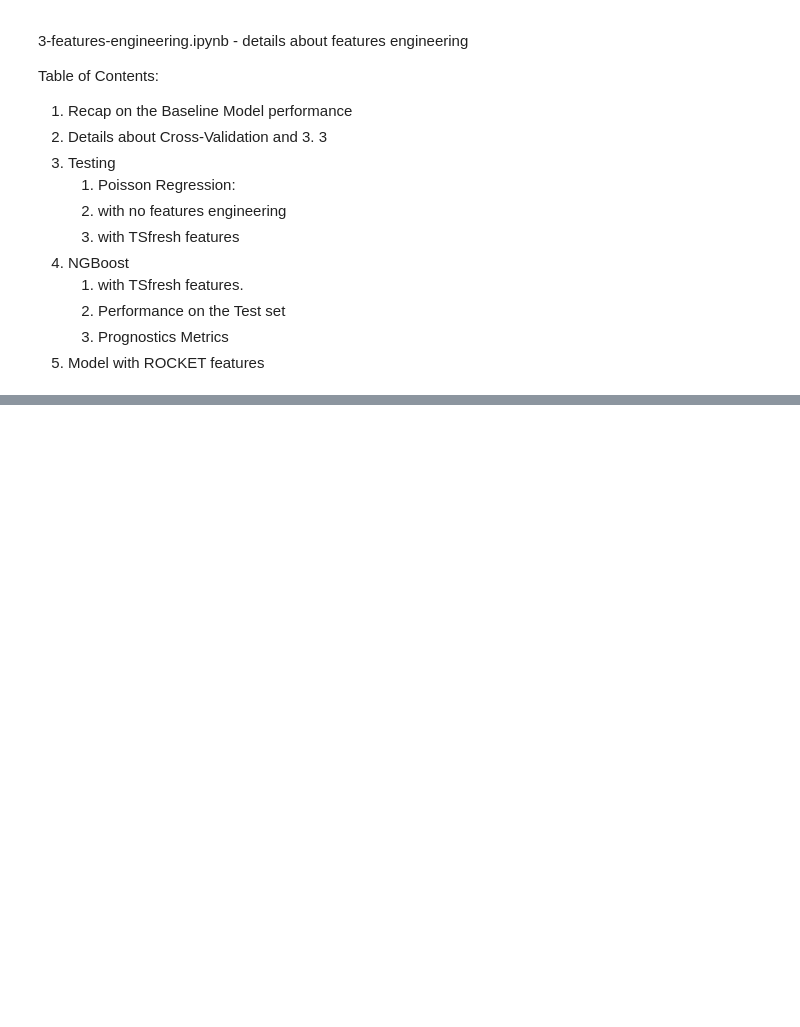
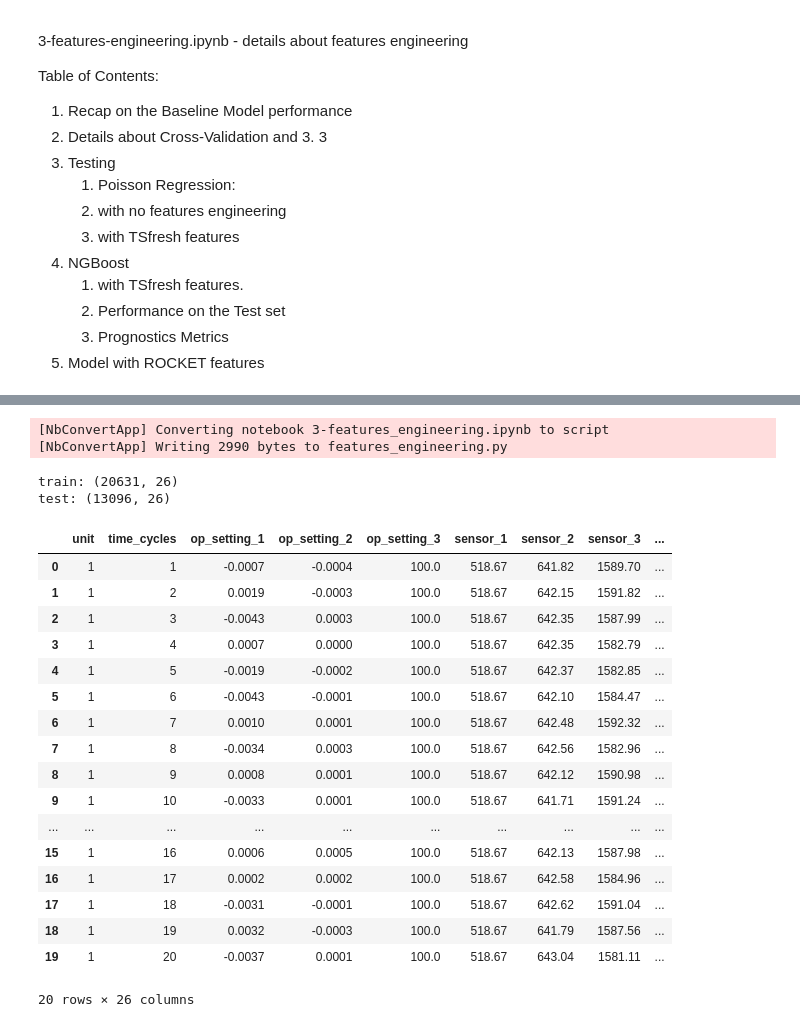
Before and after one commit to AmanSah17/Turbofan-Engine-Remaining_Useful_Life, a Jupyter notebook: 04_predict_rul_with_ml.ipynb, the cells around one changed output, grey strips where cells are left out. Cells and saved outputs as stored; diff of their text form; code cells hidden in the pictures; blank space fills up the shorter version.

```diff
--- a/04_predict_rul_with_ml.ipynb
+++ b/04_predict_rul_with_ml.ipynb
@@ -65,0 +38,8 @@ To see all available configurables, use `--help-all`.
+# %%
+! jupyter nbconvert 3-features_engineering.ipynb \
+    --to script \
+    --TagRemovePreprocessor.remove_cell_tags='["remove"]' \
+    --output features_engineering
+# %% [output]
+[NbConvertApp] Converting notebook 3-features_engineering.ipynb to script
+[NbConvertApp] Writing 2990 bytes to features_engineering.py
@@ -65,0 +59,27 @@ To see all available configurables, use `--help-all`.
+# %%
+train, test, test_rul = read_dataset("FD001")
+
+print("train:", train.shape)
+print("test:", test.shape)
+train.head(20)
+# %% [output]
+train: (20631, 26)
+test: (13096, 26)
+|  | unit | time_cycles | op_setting_1 | op_setting_2 | op_setting_3 | sensor_1 | sensor_2 | sensor_3 | ... |
+| 0 | 1 | 1 | -0.0007 | -0.0004 | 100.0 | 518.67 | 641.82 | 1589.70 | ... |
+| 1 | 1 | 2 | 0.0019 | -0.0003 | 100.0 | 518.67 | 642.15 | 1591.82 | ... |
+| 2 | 1 | 3 | -0.0043 | 0.0003 | 100.0 | 518.67 | 642.35 | 1587.99 | ... |
+| 3 | 1 | 4 | 0.0007 | 0.0000 | 100.0 | 518.67 | 642.35 | 1582.79 | ... |
+| 4 | 1 | 5 | -0.0019 | -0.0002 | 100.0 | 518.67 | 642.37 | 1582.85 | ... |
+| 5 | 1 | 6 | -0.0043 | -0.0001 | 100.0 | 518.67 | 642.10 | 1584.47 | ... |
+| 6 | 1 | 7 | 0.0010 | 0.0001 | 100.0 | 518.67 | 642.48 | 1592.32 | ... |
+| 7 | 1 | 8 | -0.0034 | 0.0003 | 100.0 | 518.67 | 642.56 | 1582.96 | ... |
+| 8 | 1 | 9 | 0.0008 | 0.0001 | 100.0 | 518.67 | 642.12 | 1590.98 | ... |
+| 9 | 1 | 10 | -0.0033 | 0.0001 | 100.0 | 518.67 | 641.71 | 1591.24 | ... |
+| ... | ... | ... | ... | ... | ... | ... | ... | ... | ... |
+| 15 | 1 | 16 | 0.0006 | 0.0005 | 100.0 | 518.67 | 642.13 | 1587.98 | ... |
+| 16 | 1 | 17 | 0.0002 | 0.0002 | 100.0 | 518.67 | 642.58 | 1584.96 | ... |
+| 17 | 1 | 18 | -0.0031 | -0.0001 | 100.0 | 518.67 | 642.62 | 1591.04 | ... |
+| 18 | 1 | 19 | 0.0032 | -0.0003 | 100.0 | 518.67 | 641.79 | 1587.56 | ... |
+| 19 | 1 | 20 | -0.0037 | 0.0001 | 100.0 | 518.67 | 643.04 | 1581.11 | ... |
+20 rows × 26 columns
```
Also changed, not shown: parts of 37 cells of this notebook, 1 other file.
